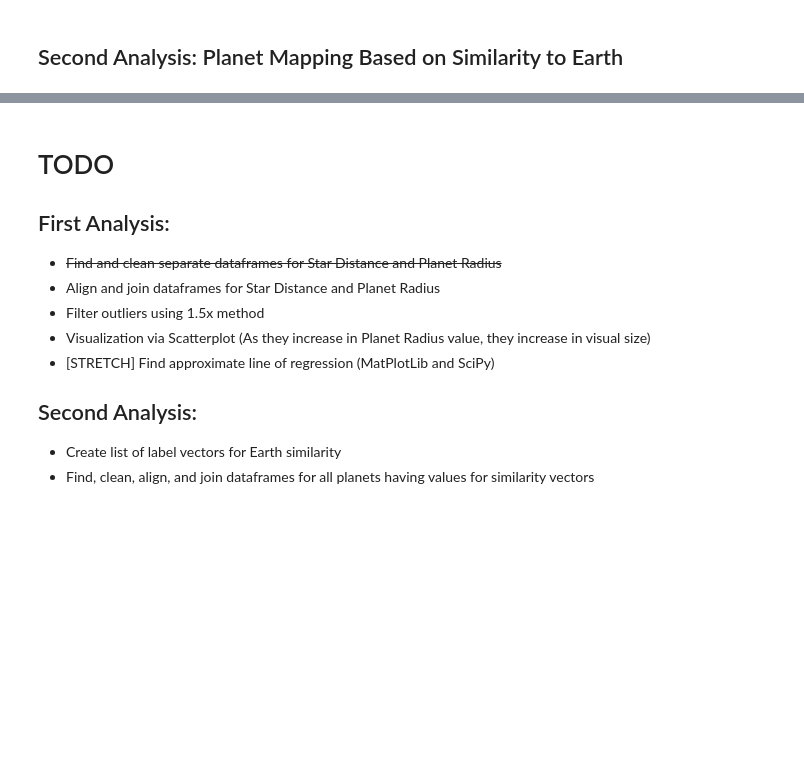
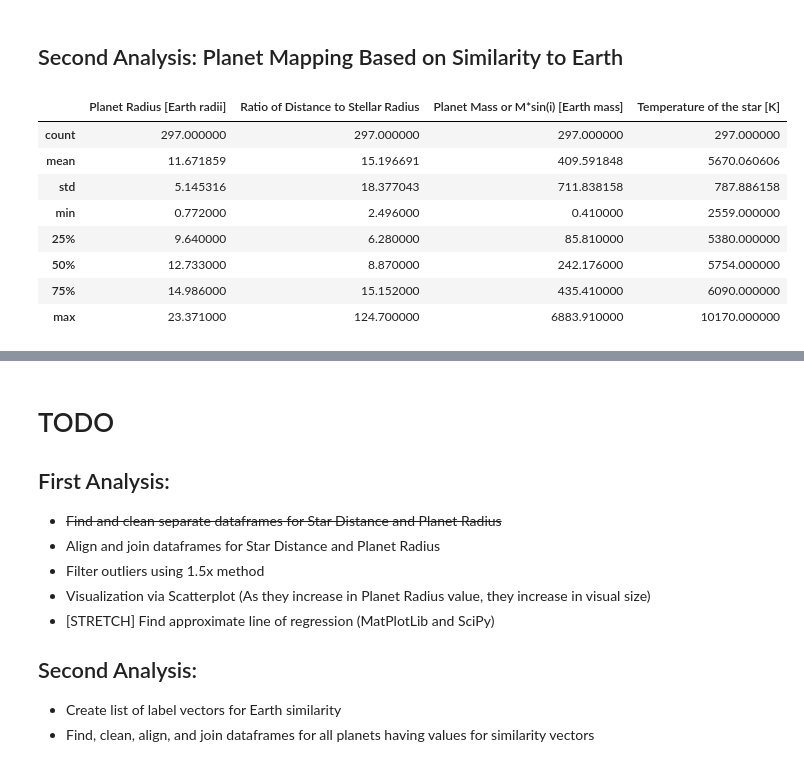
Before and after one commit to djprofessorkash/misc-data-projects, a Jupyter notebook: misc_projects/misc_playgrounds/planets_data_analysis.ipynb, the cells around one changed output, grey strips where cells are left out. Drawn from its saved outputs; the diff is of its cells as text; code cells hidden in the pictures; blank space fills up the shorter version.

```diff
--- a/misc_projects/misc_playgrounds/planets_data_analysis.ipynb
+++ b/misc_projects/misc_playgrounds/planets_data_analysis.ipynb
@@ -85,3 +103,26 @@ df_planet_masses_simple_cleaned = df_planet_masses_ranged_cleaned[["Planet Mass
 
 # df_planet_masses_ranged_cleaned    # We need this to visualize planets with
 # df_planet_masses_simple_cleaned    # We need this to find planets like Earth (second analysis)
+# %%
+# join mass data
+df_Radius_Disrance = dataset1.drop("Data Point Size", 1)
+df_M_R_D = pd.concat([df_planet_Radius_Disrance, df_planet_masses_simple_cleaned], axis=1, join='inner')
+# %%
+# clean data of temperature of the star
+df_star_temp = df_planets_clean[["Effective Temperature [K]"]]
+df_star_temp_clean = df_star_temp[df_star_temp['Effective Temperature [K]'].notnull()]
+df_star_temp_clean = df_star_temp_clean.rename(columns = {"Effective Temperature [K]": "Temperature of the star [K]"})
+# %%
+# join temperature of the star *the temperature of the sun is 5778 [K]
+df_M_R_D_ST = pd.concat([df_M_R_D, df_star_temp_clean], axis=1, join='inner')
+df_M_R_D_ST.describe()
+# %% [output]
+|  | Planet Radius [Earth radii] | Ratio of Distance to Stellar Radius | Planet Mass or M*sin(i) [Earth mass] | Temperature of the star [K] |
+| count | 297.000000 | 297.000000 | 297.000000 | 297.000000 |
+| mean | 11.671859 | 15.196691 | 409.591848 | 5670.060606 |
+| std | 5.145316 | 18.377043 | 711.838158 | 787.886158 |
+| min | 0.772000 | 2.496000 | 0.410000 | 2559.000000 |
+| 25% | 9.640000 | 6.280000 | 85.810000 | 5380.000000 |
+| 50% | 12.733000 | 8.870000 | 242.176000 | 5754.000000 |
+| 75% | 14.986000 | 15.152000 | 435.410000 | 6090.000000 |
+| max | 23.371000 | 124.700000 | 6883.910000 | 10170.000000 |
```
Also changed, not shown: parts of 4 cells of this notebook.
